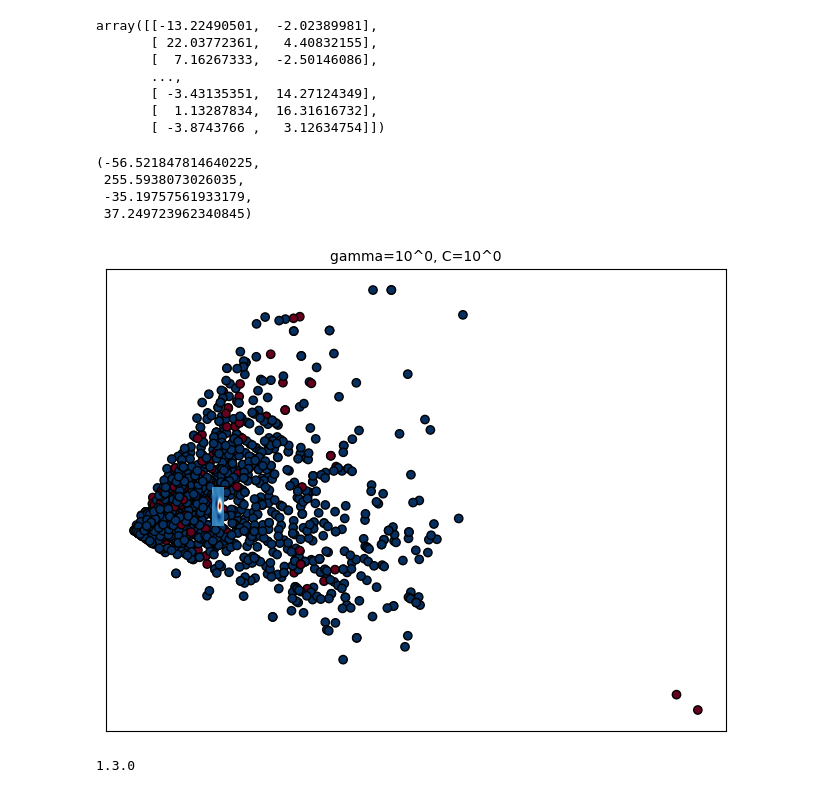
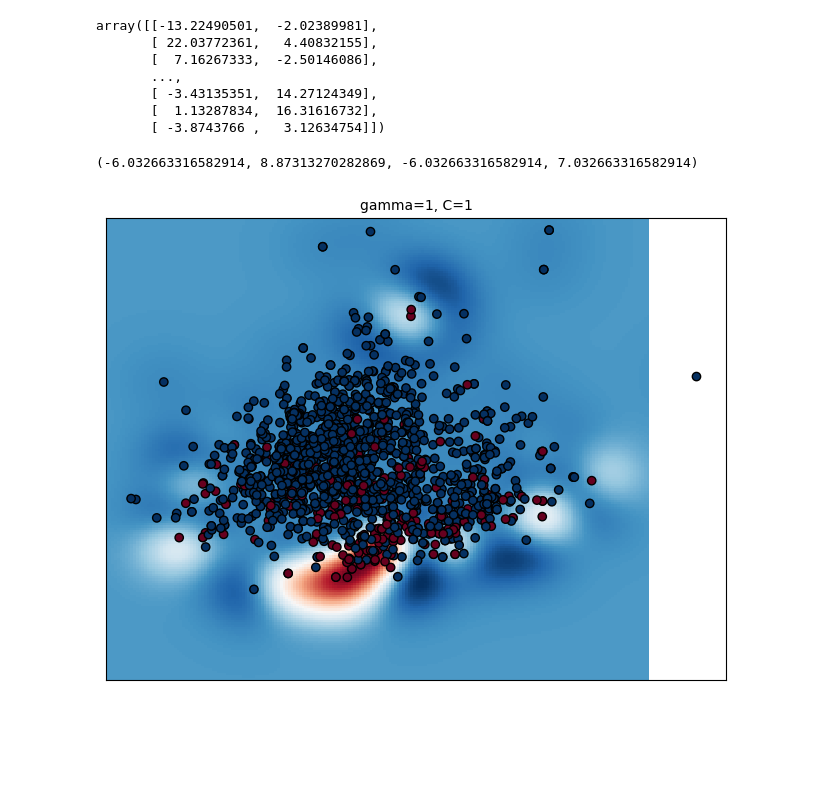
Before and after one commit to sawa25/2Y_ML_project8, a Jupyter notebook: miniproject8.ipynb, the cells around one changed output. Drawn from its saved outputs; the diff is of its cells as text; code cells hidden in the pictures; blank space fills up the shorter version.

```diff
--- a/miniproject8.ipynb
+++ b/miniproject8.ipynb
@@ -365,20 +364,4 @@ print(X_pca[:, 0].max,X_pca[:, 1].max)
 # %%
-from sklearn.model_selection import ParameterGrid
-from sklearn.decomposition import PCA
-from sklearn.svm import SVC
-import numpy as np
-import matplotlib.pyplot as plt
-
-param_grid = {
-    'C': [0.1, 1, 10, 100],
-    'gamma': [0.1, 1, 10, 100],
-    'kernel': ['rbf']
-}
-
-classifiers = []
-
-pca = PCA(n_components=2)
-X_pca = pca.fit_transform(X_t)
 
 for params in ParameterGrid(param_grid):
     C = params['C']
@@ -393,8 +376,8 @@ for params in ParameterGrid(param_grid):
 # Visualization
 
 plt.figure(figsize=(8, 6))
-mi=X_pca[:, 0].min
-ma=X_pca[:, 1].max
+mi=-6
+ma=7
 xx, yy = np.meshgrid(np.linspace(mi, ma, 200), np.linspace(mi, ma, 200))
 
 n_C = len(param_grid['C'])
@@ -429,56 +412,18 @@ array([[-13.22490501,  -2.02389981],
 # %%
 plt.figure(figsize=(8, 6))
 C=1
 gamma=1
 clf = SVC(C=C, gamma=gamma)
 clf.fit(X_pca, y)
 Z = clf.decision_function(np.c_[xx.ravel(), yy.ravel()])
 Z = Z.reshape(xx.shape)
-# визуализируем функцию принятия решения для этих параметров
-# plt.subplot(len(C_2d_range), len(gamma_2d_range), k + 1)
-plt.title("gamma=10^%d, C=10^%d" % (np.log10(gamma), np.log10(C)), size="medium")
-
+plt.title(f"gamma={gamma}, C={C}", size="medium")
 # визуализируем влияние параметра на функцию принятия решения
+plt.pcolormesh(xx, yy, -Z, cmap=plt.cm.RdBu)
 plt.scatter(X_pca[:, 0], X_pca[:, 1], c=y, cmap=plt.cm.RdBu_r, edgecolors="k")
-plt.pcolormesh(xx, yy, -Z, cmap=plt.cm.RdBu)
 plt.xticks(())
 plt.yticks(())
 plt.axis("tight")
 # %% [output]
-(-56.521847814640225,
- 255.5938073026035,
- -35.19757561933179,
- 37.249723962340845)
+(-6.032663316582914, 8.87313270282869, -6.032663316582914, 7.032663316582914)
-[figure, old version]
+[figure, new version]
-# %%
-
-C_2d_range = [1e-2, 1, 1e2]
-gamma_2d_range = [1e-1, 1, 1e1]
-classifiers = []
-for C in C_2d_range:
-    for gamma in gamma_2d_range:
-        clf = SVC(C=C, gamma=gamma)
-        clf.fit(X_2d, y_2d)
-        classifiers.append((C, gamma, clf))
-
-# Визуализация
-# рисуем визуализацию эффектов параметров
-
-plt.figure(figsize=(8, 6))
-xx, yy = np.meshgrid(np.linspace(-3, 3, 200), np.linspace(-3, 3, 200))
-for (k, (C, gamma, clf)) in enumerate(classifiers):
-    # оценим функцию принятия решения в сетке
-    Z = clf.decision_function(np.c_[xx.ravel(), yy.ravel()])
-    Z = Z.reshape(xx.shape)
-    # визуализируем функцию принятия решения для этих параметров
-    plt.subplot(len(C_2d_range), len(gamma_2d_range), k + 1)
-    plt.title("gamma=10^%d, C=10^%d" % (np.log10(gamma), np.log10(C)), size="medium")
-
-    # визуализируем влияние параметра на функцию принятия решения
-    plt.pcolormesh(xx, yy, -Z, cmap=plt.cm.RdBu)
-    plt.scatter(X_2d[:, 0], X_2d[:, 1], c=y_2d, cmap=plt.cm.RdBu_r, edgecolors="k")
-    plt.xticks(())
-    plt.yticks(())
-    plt.axis("tight")
-# %% [output]
-1.3.0
```
Also changed, not shown: parts of 7 cells of this notebook.
